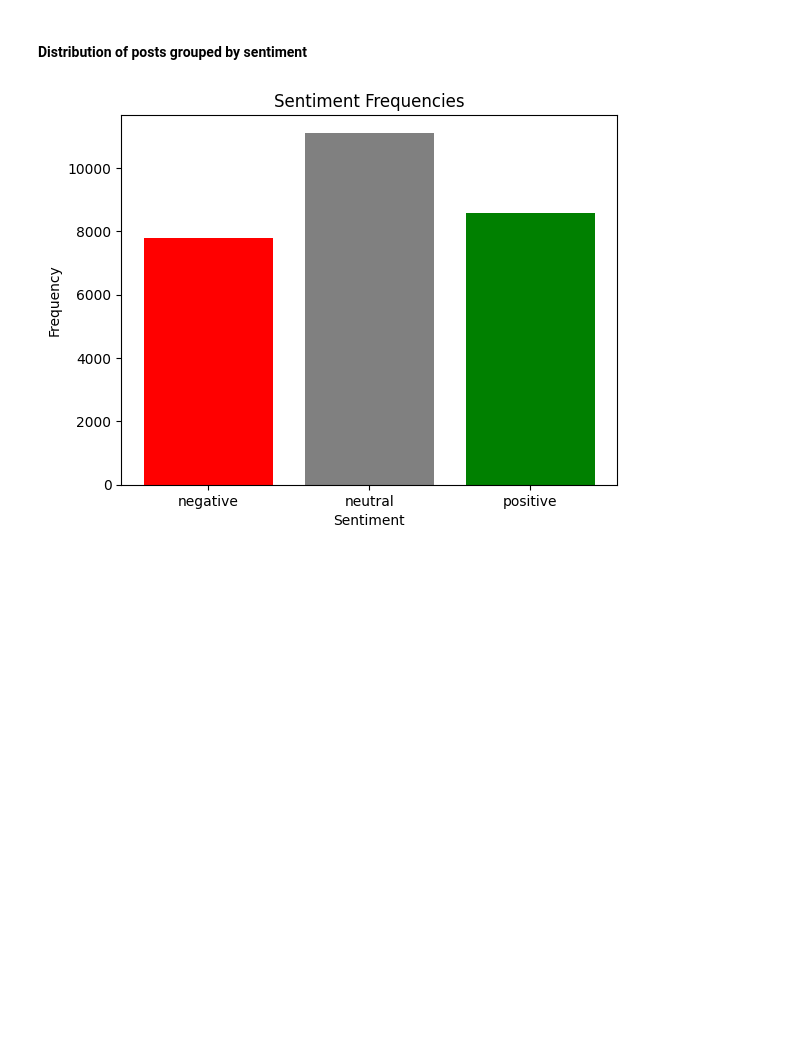
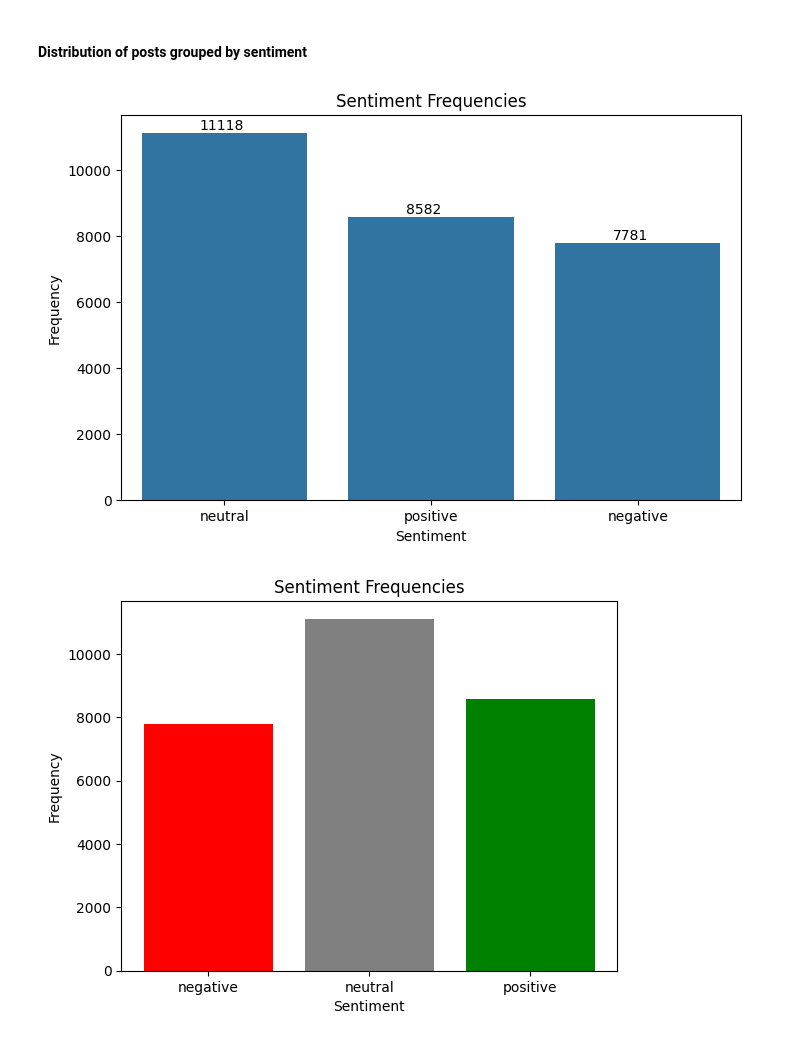
Before and after one commit to popesculuca00/NLP2_final_project, a Jupyter notebook: eda.ipynb, the cells around one changed output. Cells and saved outputs as stored; diff of their text form; code cells hidden in the pictures; blank space fills up the shorter version.

Commit message:
add more visualizations to eda

```diff
--- a/eda.ipynb
+++ b/eda.ipynb
@@ -77,6 +92,17 @@ dtypes: float64(3), object(6)
 memory usage: 338.7+ KB
 # %% [markdown]
 #### Distribution of posts grouped by sentiment
+# %%
+plt.figure(figsize=(8, 5))
+ax = sns.countplot(x=train_data["sentiment"], data=train_data, order = train_data["sentiment"].value_counts().index)
+for p, label in zip(ax.patches, train_data["sentiment"].value_counts()):
+    ax.annotate(label, (p.get_x() + 0.28, p.get_height() + 100.0))
+plt.xlabel("Sentiment")
+plt.ylabel("Frequency")
+plt.title("Sentiment Frequencies")
+plt.show()
+# %% [output]
+[figure, added]
 # %%
 sentiment_frequencies = train_data.sentiment.value_counts().sort_index().to_dict()
 
```
Also changed, not shown: parts of 4 cells of this notebook.
